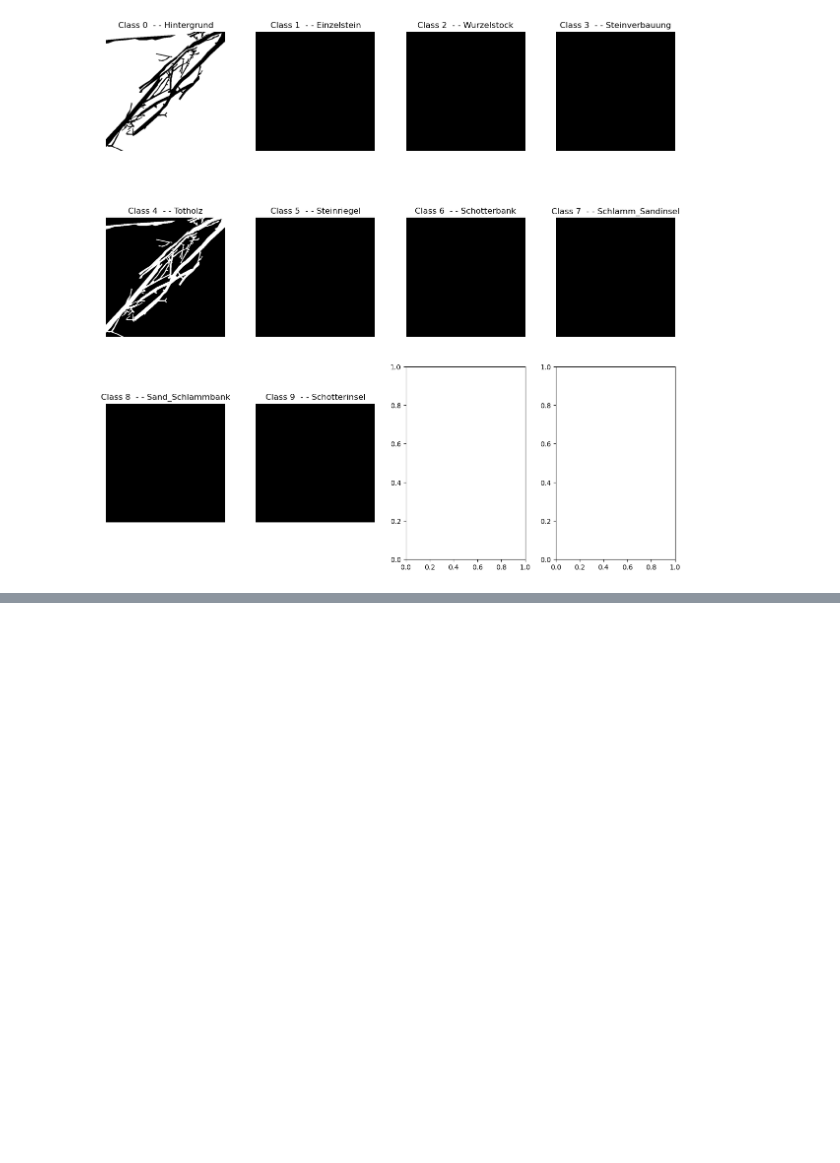
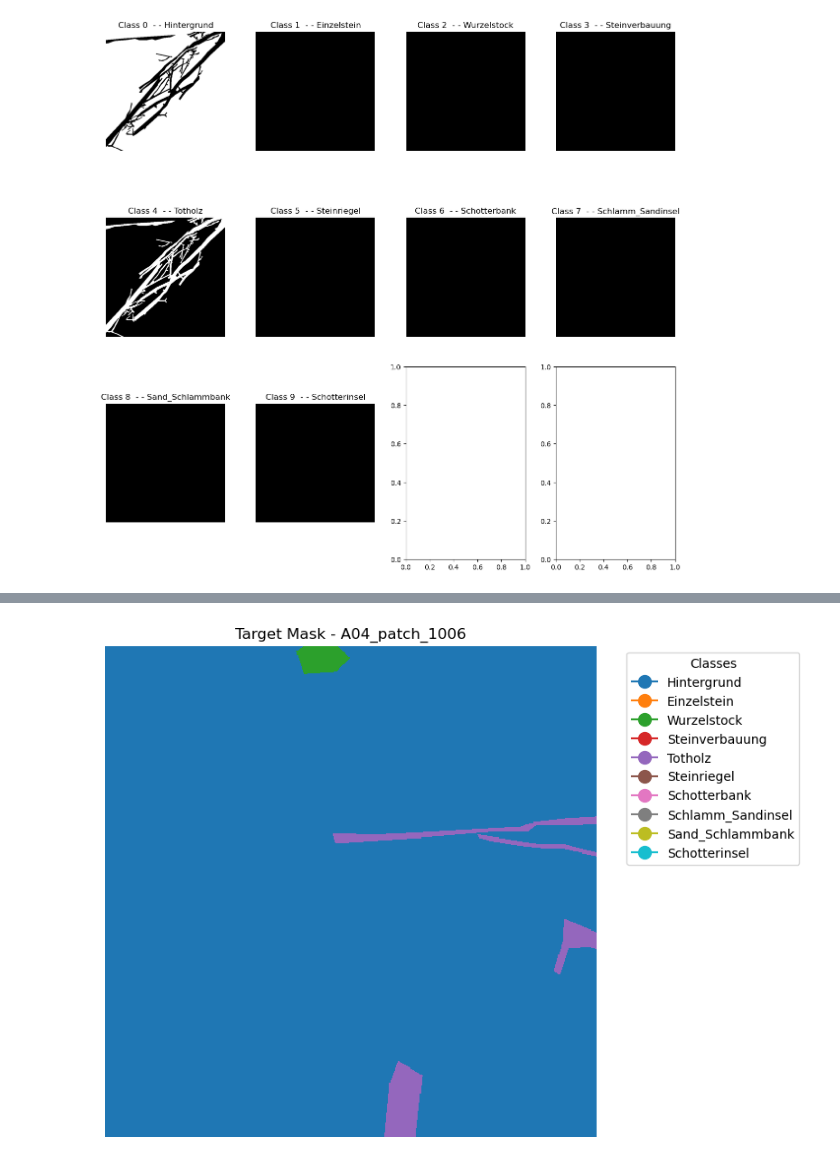
Before and after one commit to hiebschi/MoSE, a Jupyter notebook: notebooks/01_preprocessing/preprocessing_step3_adjustments.ipynb, the cells around one changed output, grey strips where cells are left out. Drawn from its saved outputs; the diff is of its cells as text; code cells hidden in the pictures; blank space fills up the shorter version.

Commit message:
created target-masks with class-index-format out of one-hot-encoded masks

```diff
--- a/notebooks/01_preprocessing/preprocessing_step3_adjustments.ipynb
+++ b/notebooks/01_preprocessing/preprocessing_step3_adjustments.ipynb
@@ -122,7 +123,7 @@ axes = axes.flatten()  # easier to iterate through
 
 for i in range(test_mask.shape[0]):  # iterate through the 9 classes
   axes[i].imshow(test_mask[i], cmap="gray")
-  axes[i].set_title(f"Class {i} - - {reversed_label_codes[i + 1]}")
+  axes[i].set_title(f"Class {i} - - {reversed_label_codes_ohe[i + 1]}")
   axes[i].axis("off")
 
 plt.tight_layout()
@@ -256,0 +275,38 @@ Unique values: [0 1]
+# %%
+# generate colors with matplotlib
+colors = plt.cm.tab10(np.linspace(0, 1, len(reversed_label_codes_ohe)))  # 10 Farben
+cmap = plt.matplotlib.colors.ListedColormap(colors)
+
+################################################################################
+# Test Target
+################################################################################
+
+##################################
+# choose target by SECTION and ID
+SECTION = "A04"  # -------------------->> adjustable
+TEST_MASK_ID = 1006  # -------------------->> adjustable
+###############################
+
+# path to target
+target_path = f"{targets_dir}/{SECTION}_patch_{TEST_MASK_ID}_mask.npy"
+
+# load target
+test_target = np.load(target_path)
+
+# plot target
+plt.figure(figsize=(8, 8))
+plt.imshow(test_target, cmap=cmap, vmin=0, vmax=len(reversed_label_codes_ohe) - 1, interpolation='nearest') # deactivate interpolation
+plt.title(f"Target Mask - {SECTION}_patch_{TEST_MASK_ID}")
+plt.axis("off")
+
+# add legend
+legend_elements = [
+    plt.Line2D([0], [0], marker="o", color=colors[i], markersize=10, label=reversed_label_codes_ohe[i])
+    for i in range(len(reversed_label_codes_ohe))
+]
+plt.legend(handles=legend_elements, title="Classes", bbox_to_anchor=(1.05, 1), loc='upper left')
+
+plt.tight_layout()
+plt.show()
+# %% [output]
+[figure, added]
```
Also changed, not shown: parts of 3 cells of this notebook, 3 other files.
